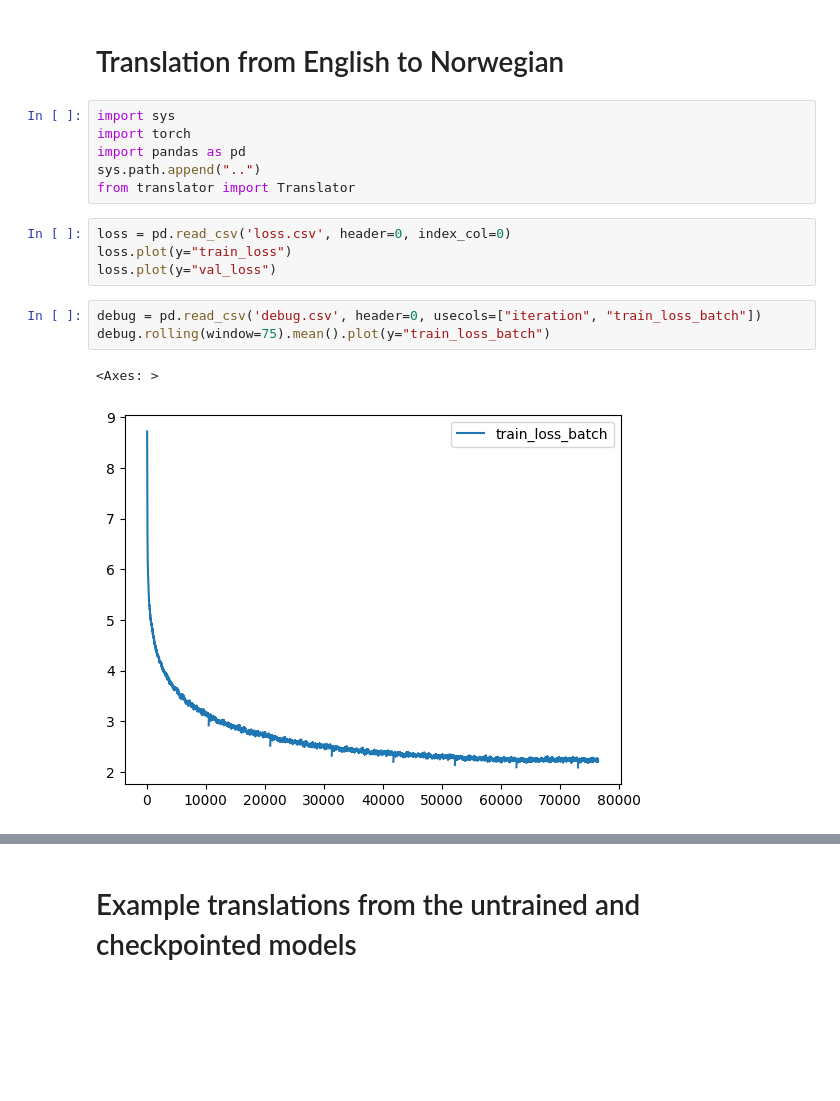
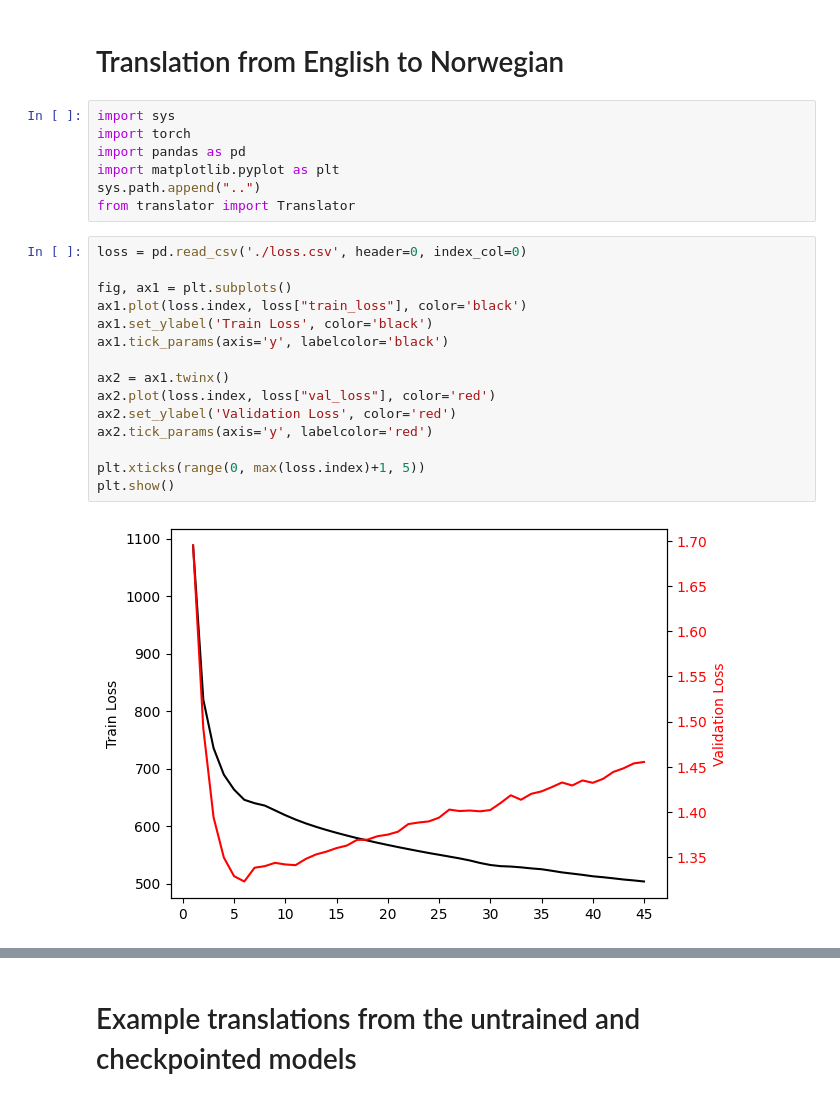
Before and after one commit to hallvardnmbu/transformer, a Jupyter notebook: translation/en-nb/evaluation.ipynb, the cells around one changed output, grey strips where cells are left out. Cells and saved outputs as stored; diff of their text form; blank space fills up the shorter version.

```diff
--- a/translation/en-nb/evaluation.ipynb
+++ b/translation/en-nb/evaluation.ipynb
@@ -4,17 +4,25 @@
 import sys
 import torch
 import pandas as pd
+import matplotlib.pyplot as plt
 sys.path.append("..")
 from translator import Translator
 # %%
-loss = pd.read_csv('loss.csv', header=0, index_col=0)
-loss.plot(y="train_loss")
-loss.plot(y="val_loss")
+loss = pd.read_csv('./loss.csv', header=0, index_col=0)
+
+fig, ax1 = plt.subplots()
+ax1.plot(loss.index, loss["train_loss"], color='black')
+ax1.set_ylabel('Train Loss', color='black')
+ax1.tick_params(axis='y', labelcolor='black')
+
+ax2 = ax1.twinx()
+ax2.plot(loss.index, loss["val_loss"], color='red')
+ax2.set_ylabel('Validation Loss', color='red')
+ax2.tick_params(axis='y', labelcolor='red')
+
+plt.xticks(range(0, max(loss.index)+1, 5))
+plt.show()
+# %% [output]
+[figure, added]
-# %%
-debug = pd.read_csv('debug.csv', header=0, usecols=["iteration", "train_loss_batch"])
-debug.rolling(window=75).mean().plot(y="train_loss_batch")
-# %% [output]
-<Axes: >
-[figure, removed]
 # %%
 prompts = [
```
Also changed, not shown: parts of 2 cells of this notebook, 2 other files.
